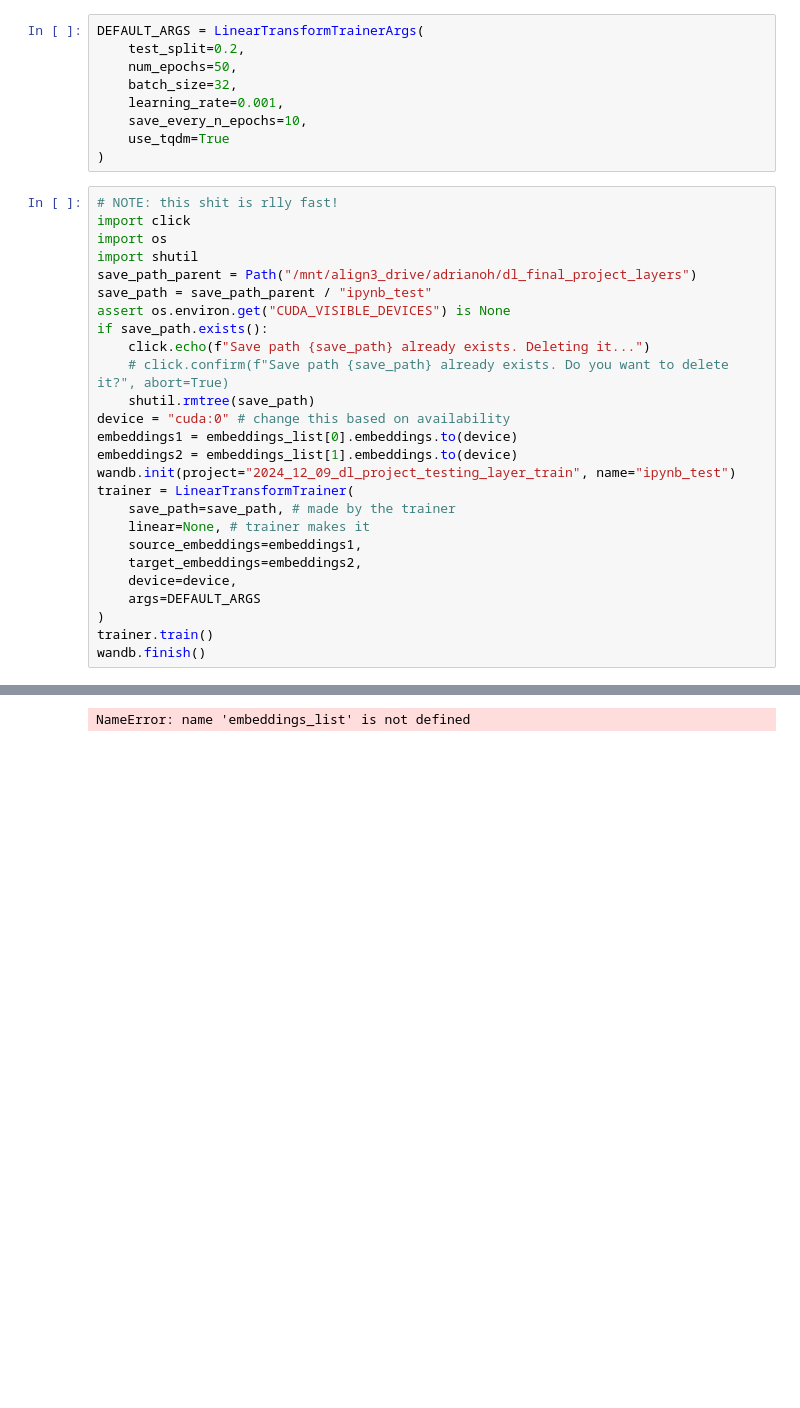
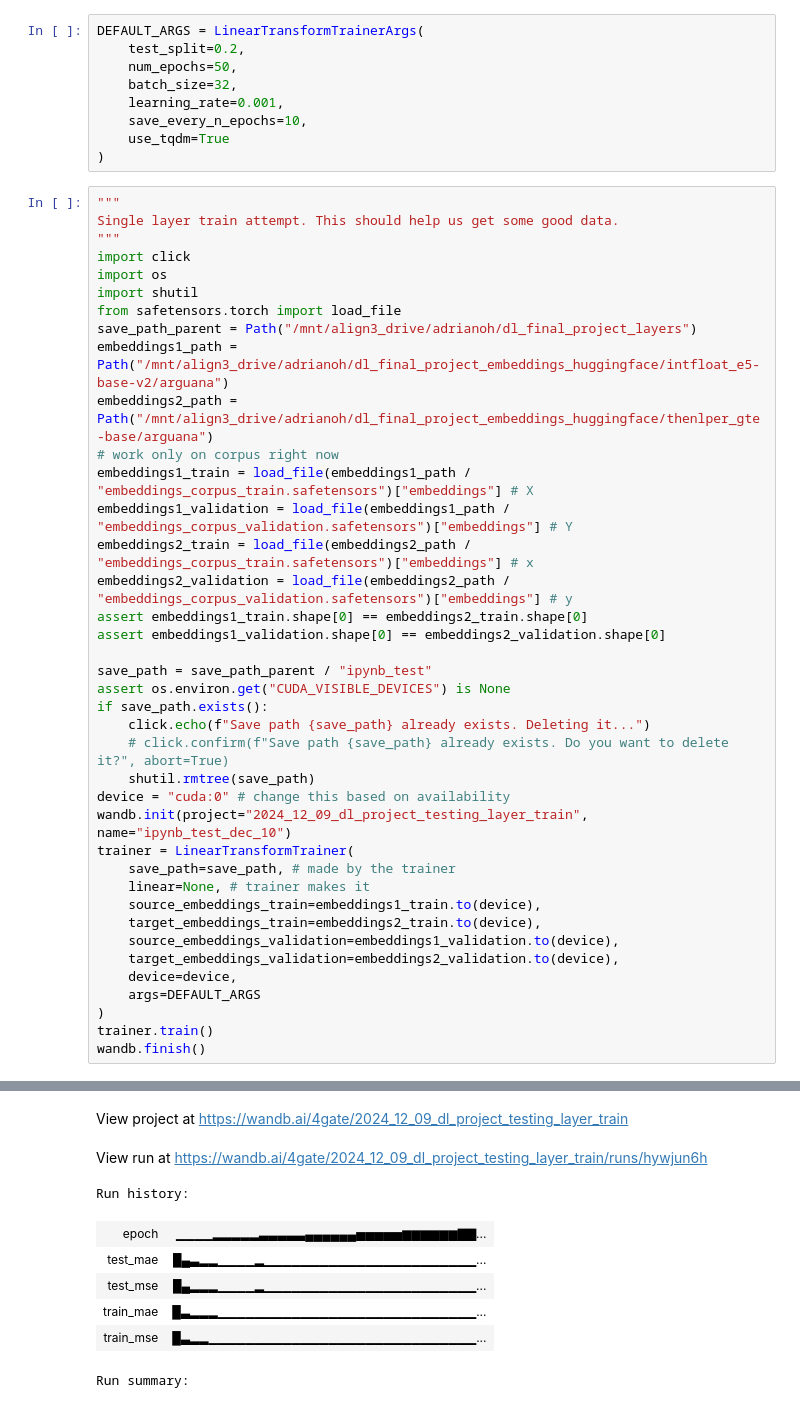
Before and after one commit to GatlenCulp/embedding_translation, a Jupyter notebook: owler_fork/owlergpt/commands/train_on_safetensors_dbs.ipynb, the cells around one changed output, grey strips where cells are left out. Cells and saved outputs as stored; diff of their text form; blank space fills up the shorter version.

```diff
--- a/owler_fork/owlergpt/commands/train_on_safetensors_dbs.ipynb
+++ b/owler_fork/owlergpt/commands/train_on_safetensors_dbs.ipynb
@@ -279,11 +328,24 @@ DEFAULT_ARGS = LinearTransformTrainerArgs(
     use_tqdm=True
 )
 # %%
-# NOTE: this shit is rlly fast!
+"""
+Single layer train attempt. This should help us get some good data.
+"""
 import click
 import os
 import shutil
+from safetensors.torch import load_file
 save_path_parent = Path("/mnt/align3_drive/adrianoh/dl_final_project_layers")
+embeddings1_path = Path("/mnt/align3_drive/adrianoh/dl_final_project_embeddings_huggingface/intfloat_e5-base-v2/arguana")
+embeddings2_path = Path("/mnt/align3_drive/adrianoh/dl_final_project_embeddings_huggingface/thenlper_gte-base/arguana")
+# work only on corpus right now
+embeddings1_train = load_file(embeddings1_path / "embeddings_corpus_train.safetensors")["embeddings"] # X
+embeddings1_validation = load_file(embeddings1_path / "embeddings_corpus_validation.safetensors")["embeddings"] # Y
+embeddings2_train = load_file(embeddings2_path / "embeddings_corpus_train.safetensors")["embeddings"] # x
+embeddings2_validation = load_file(embeddings2_path / "embeddings_corpus_validation.safetensors")["embeddings"] # y
+assert embeddings1_train.shape[0] == embeddings2_train.shape[0]
+assert embeddings1_validation.shape[0] == embeddings2_validation.shape[0]
+
 save_path = save_path_parent / "ipynb_test"
 assert os.environ.get("CUDA_VISIBLE_DEVICES") is None
 if save_path.exists():
@@ -291,14 +353,14 @@ if save_path.exists():
     # click.confirm(f"Save path {save_path} already exists. Do you want to delete it?", abort=True)
     shutil.rmtree(save_path)
 device = "cuda:0" # change this based on availability
-embeddings1 = embeddings_list[0].embeddings.to(device)
-embeddings2 = embeddings_list[1].embeddings.to(device)
-wandb.init(project="2024_12_09_dl_project_testing_layer_train", name="ipynb_test")
+wandb.init(project="2024_12_09_dl_project_testing_layer_train", name="ipynb_test_dec_10")
 trainer = LinearTransformTrainer(
     save_path=save_path, # made by the trainer
     linear=None, # trainer makes it
-    source_embeddings=embeddings1,
-    target_embeddings=embeddings2,
+    source_embeddings_train=embeddings1_train.to(device),
+    target_embeddings_train=embeddings2_train.to(device),
+    source_embeddings_validation=embeddings1_validation.to(device),
+    target_embeddings_validation=embeddings2_validation.to(device),
     device=device,
     args=DEFAULT_ARGS
 )
@@ -309 +375,9 @@ Save path /mnt/align3_drive/adrianoh/git/dl_final_project_layers/ipynb_test alre
+View project at https://wandb.ai/4gate/2024_12_09_dl_project_testing_layer_train
+View run at https://wandb.ai/4gate/2024_12_09_dl_project_testing_layer_train/runs/hywjun6h
-NameError: name 'embeddings_list' is not defined
+Run history:
+| epoch | ▁▁▁▁▂▂▂▂▂▃▃▃▃▃▄▄▄▄▄▄▅▅▅▅▅▆▆▆▆▆▆▇▇... |
+| test_mae | █▄▃▂▂▁▁▁▁▂▁▁▁▁▁▁▁▁▁▁▁▁▁▁▁▁▁▁▁▁▁▁▁... |
+| test_mse | █▄▂▂▂▁▁▁▁▂▁▁▁▁▁▁▁▁▁▁▁▁▁▁▁▁▁▁▁▁▁▁▁... |
+| train_mae | █▃▂▂▂▁▁▁▁▁▁▁▁▁▁▁▁▁▁▁▁▁▁▁▁▁▁▁▁▁▁▁▁... |
+| train_mse | █▃▂▂▁▁▁▁▁▁▁▁▁▁▁▁▁▁▁▁▁▁▁▁▁▁▁▁▁▁▁▁▁... |
+Run summary:
```
Also changed, not shown: parts of 8 cells of this notebook, 5 other files.
